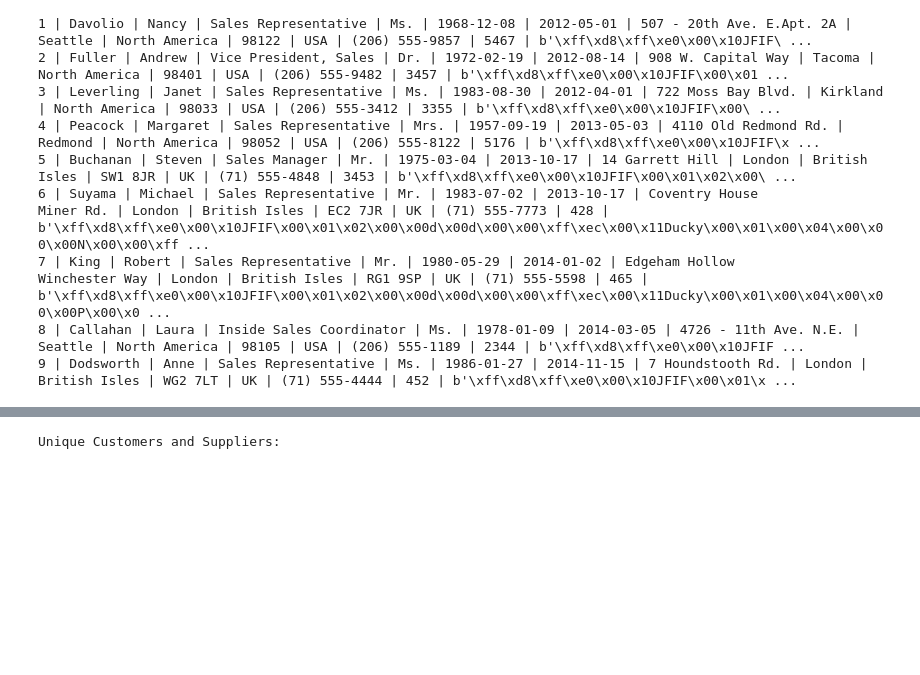
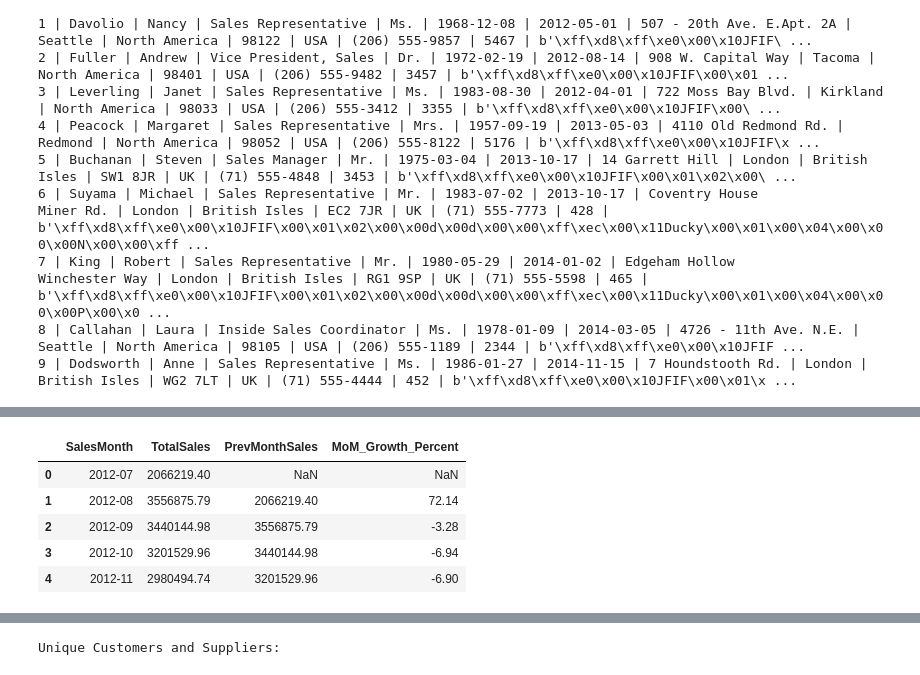
Before and after one commit to arocha0714/arocha0714.github.io, a Jupyter notebook: project.ipynb, the cells around one changed output, grey strips where cells are left out. Saved outputs shown, nothing was run; the diff lists cells and outputs as text; code cells hidden in the pictures; blank space fills up the shorter version.

```diff
--- a/project.ipynb
+++ b/project.ipynb
@@ -74,0 +124,47 @@ def execute_query(query):
+# %%
+""" Part 2: Monthly Sales Trend Analysis (1 Points)
+Objective: Analyze monthly sales trends to identify peak sales periods.
+Tasks:
+1.	Aggregate total sales for each month.Calculate the month-over-month sales growth.
+    Run everything in SQL Python integration. (Executing SQL queries directly in Python)
+2.	Build a Visualization of the Sales Trends in Python.
+"""
+
+query = """
+WITH MonthlySales AS (
+    SELECT
+        strftime('%Y-%m', o.OrderDate) AS SalesMonth,
+        SUM(od.UnitPrice * od.Quantity * (1 - od.Discount)) AS TotalSales
+    FROM
+        Orders o
+    JOIN
+        [Order Details] od ON o.OrderID = od.OrderID
+    GROUP BY
+        SalesMonth),
+SalesWithGrowth AS (
+    SELECT
+        SalesMonth,
+        TotalSales,
+        LAG(TotalSales) OVER (ORDER BY SalesMonth) AS PrevMonthSales
+    FROM MonthlySales)
+SELECT
+    SalesMonth,TotalSales,
+    PrevMonthSales,
+    ROUND(
+        CASE
+            WHEN PrevMonthSales IS NOT NULL AND PrevMonthSales != 0 THEN
+                ((TotalSales - PrevMonthSales) / PrevMonthSales) * 100
+            ELSE NULL
+        END, 2) AS MoM_Growth_Percent
+FROM
+    SalesWithGrowth;"""
+# %%
+df2 = pd.read_sql_query(query, conn)
+df2.head()
+# %% [output]
+|  | SalesMonth | TotalSales | PrevMonthSales | MoM_Growth_Percent |
+| 0 | 2012-07 | 2066219.40 | NaN | NaN |
+| 1 | 2012-08 | 3556875.79 | 2066219.40 | 72.14 |
+| 2 | 2012-09 | 3440144.98 | 3556875.79 | -3.28 |
+| 3 | 2012-10 | 3201529.96 | 3440144.98 | -6.94 |
+| 4 | 2012-11 | 2980494.74 | 3201529.96 | -6.90 |
```
Also changed, not shown: parts of 15 cells of this notebook, 1 other file.
